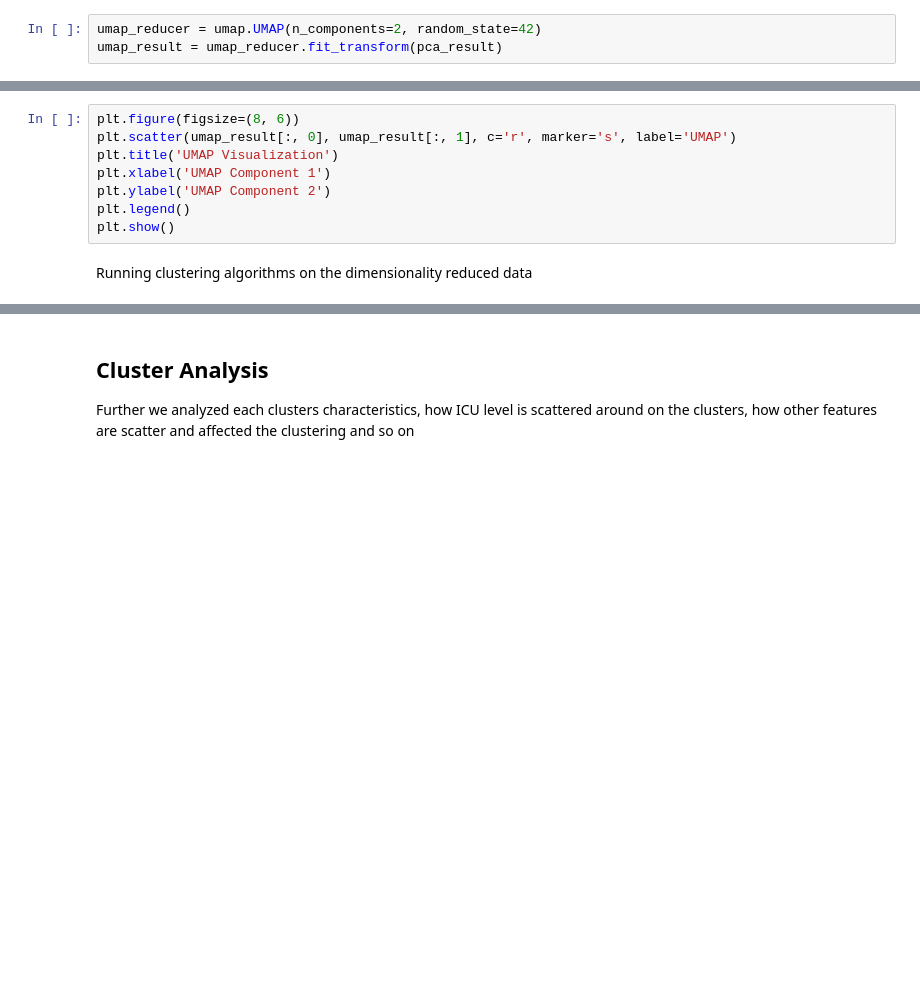
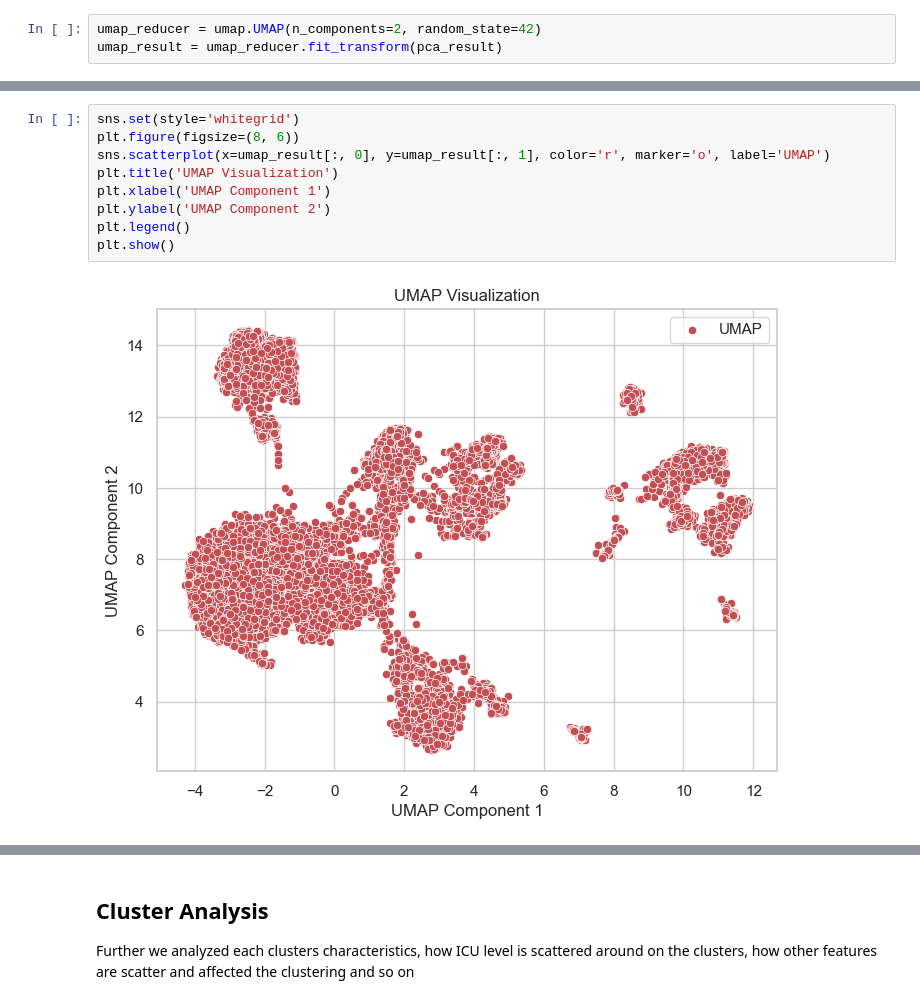
Before and after one commit to MemphiS047/icu-flow-prediction, a Jupyter notebook: notebooks/clustering.ipynb, the cells around one changed output, grey strips where cells are left out. Drawn from its saved outputs; the diff is of its cells as text; blank space fills up the shorter version.

```diff
--- a/notebooks/clustering.ipynb
+++ b/notebooks/clustering.ipynb
@@ -122,13 +120,14 @@ plt.show()
 # %%
+sns.set(style='whitegrid')
 plt.figure(figsize=(8, 6))
-plt.scatter(umap_result[:, 0], umap_result[:, 1], c='r', marker='s', label='UMAP')
+sns.scatterplot(x=umap_result[:, 0], y=umap_result[:, 1], color='r', marker='o', label='UMAP')
 plt.title('UMAP Visualization')
 plt.xlabel('UMAP Component 1')
 plt.ylabel('UMAP Component 2')
 plt.legend()
 plt.show()
+# %% [output]
+[figure, added]
-# %% [markdown]
-Running clustering algorithms on the dimensionality reduced data
 # %%
 n_clusters = 5
 
```
Also changed, not shown: parts of 28 cells of this notebook, 8 other files.
